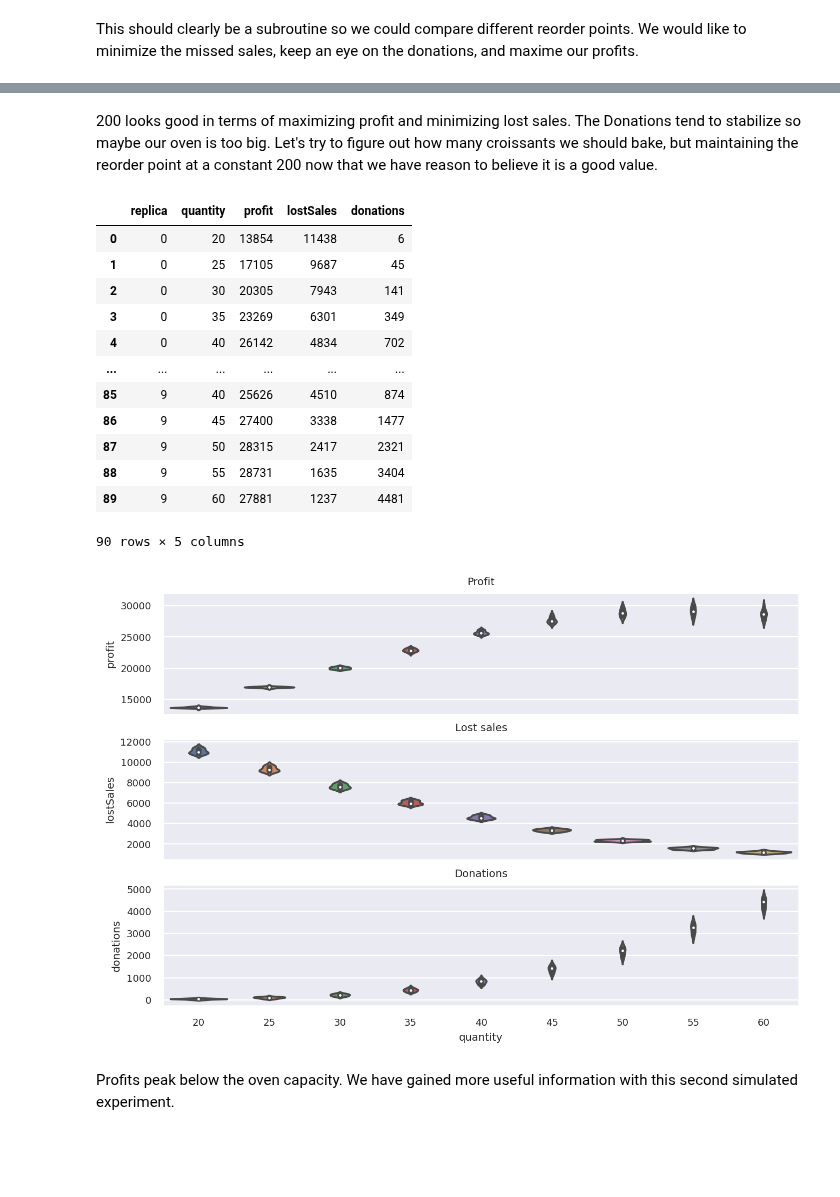
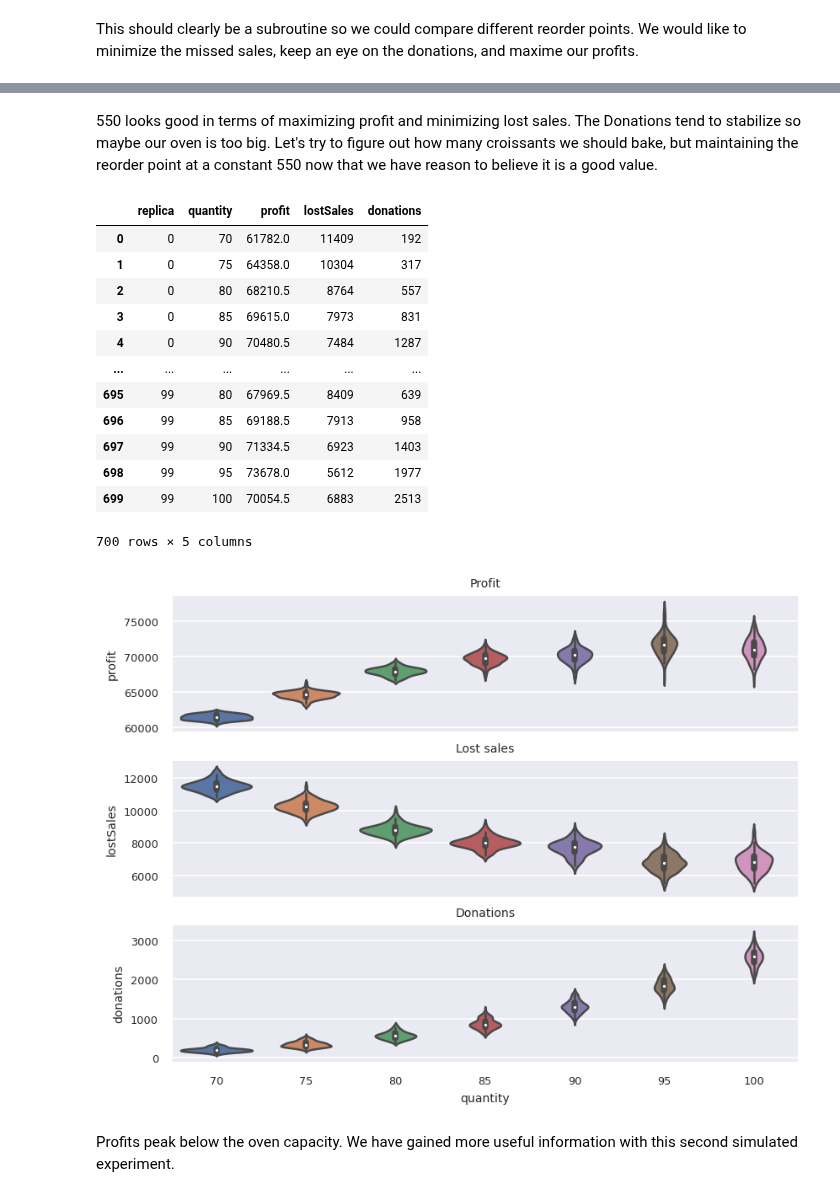
Before and after one commit to SCS-Technology-and-Innovation/DACS, a Jupyter notebook: DTDA/inventory.ipynb, the cells around one changed output, grey strips where cells are left out. Cells and saved outputs as stored; diff of their text form; code cells hidden in the pictures; blank space fills up the shorter version.

```diff
--- a/DTDA/inventory.ipynb
+++ b/DTDA/inventory.ipynb
@@ -55,10 +55,10 @@ We start with a very simple version: for one year, we bake all we can each day a
 
 We need to track the total cost and the total income to be able to assess the profits (income - cost).
 # %%
-reorderPoint = 150
+reorderPoint = 200
 cost = 0
 income = 0
-inventory = 0 # start with nothing in the fridge
+inventory = 0 # start with nothing in the freezer
 arrival = None
 order = None
 
@@ -160,7 +160,7 @@ def assess(reorderPoint, period):
   profit = income - cost # if negative, this will be a loss
   return (profit, opp, don) # return our three criteria
 # %%
-replicas = 10 # how many independent simulations to create
+replicas = 100 # how many independent simulations to create
 data = []
 
 for r in range(replicas):
@@ -207,7 +214,7 @@ sns.violinplot(data = results, x = 'reorderPoint', y = 'donations')
 # %% [markdown]
-200 looks good in terms of maximizing profit and minimizing lost sales. The Donations tend to stabilize so maybe our oven is too big. Let's try to figure out how many croissants we should bake, but maintaining the reorder point at a constant 200 now that we have reason to believe it is a good value.
+550 looks good in terms of maximizing profit and minimizing lost sales. The Donations tend to stabilize so maybe our oven is too big. Let's try to figure out how many croissants we should bake, but maintaining the reorder point at a constant 550 now that we have reason to believe it is a good value.
 # %%
-def baking(amount, period, reorderPoint = 200):
+def baking(amount, period, reorderPoint = 550):
   cost, income, inventory = 0, 0, 0
   arrival, order = None, None
   opp, don = 0, 0
@@ -236,7 +243,7 @@ bd = []
 
 for r in range(replicas):
   year = [ round(d) for d in normal(demandMean, demandSd, duration) ] # these will be new "years" since we did not store them above
-  for q in range(20, ovenCapacity + 1, 5): # let it reach max capacity
+  for q in range(70, ovenCapacity + 1, 5): # let it reach max capacity
     (p, o, d) = baking(q, year)
     bd.append( { 'replica' : r, 'quantity' : q, 'profit' : p, 'lostSales' : o, 'donations' : d } )
 
@@ -244,35 +251,35 @@ br = pd.DataFrame(bd)
 br
 # %% [output]
 |  | replica | quantity | profit | lostSales | donations |
-| 0 | 0 | 20 | 13854 | 11438 | 6 |
-| 1 | 0 | 25 | 17105 | 9687 | 45 |
-| 2 | 0 | 30 | 20305 | 7943 | 141 |
-| 3 | 0 | 35 | 23269 | 6301 | 349 |
-| 4 | 0 | 40 | 26142 | 4834 | 702 |
+| 0 | 0 | 70 | 61782.0 | 11409 | 192 |
+| 1 | 0 | 75 | 64358.0 | 10304 | 317 |
+| 2 | 0 | 80 | 68210.5 | 8764 | 557 |
+| 3 | 0 | 85 | 69615.0 | 7973 | 831 |
+| 4 | 0 | 90 | 70480.5 | 7484 | 1287 |
 | ... | ... | ... | ... | ... | ... |
-| 85 | 9 | 40 | 25626 | 4510 | 874 |
-| 86 | 9 | 45 | 27400 | 3338 | 1477 |
-| 87 | 9 | 50 | 28315 | 2417 | 2321 |
-| 88 | 9 | 55 | 28731 | 1635 | 3404 |
-| 89 | 9 | 60 | 27881 | 1237 | 4481 |
+| 695 | 99 | 80 | 67969.5 | 8409 | 639 |
+| 696 | 99 | 85 | 69188.5 | 7913 | 958 |
+| 697 | 99 | 90 | 71334.5 | 6923 | 1403 |
+| 698 | 99 | 95 | 73678.0 | 5612 | 1977 |
+| 699 | 99 | 100 | 70054.5 | 6883 | 2513 |
-90 rows × 5 columns
+700 rows × 5 columns
 # %%
 sns.set(font_scale = 0.7)
-fig, a = plt.subplots(3, 1, figsize = (9, 6), dpi = 170, sharex = True)
+fig, a = plt.subplots(3, 1, figsize = (8, 6), dpi = 120, sharex = True)
 
 sns.violinplot(ax = a[0], data = br, x = 'quantity', y = 'profit')
 a[0].set_title('Profit')
 a[0].set_xlabel('')
 
 sns.violinplot(ax = a[1], data = br, x = 'quantity', y = 'lostSales')
 a[1].set_title('Lost sales')
 a[1].set_xlabel('')
 
 sns.violinplot(ax = a[2], data = br, x = 'quantity', y = 'donations')
 a[2].set_title('Donations')
 
 fig.show()
 # %% [output]
-[figure, old version]
+[figure, new version]
 # %% [markdown]
 Profits peak below the oven capacity. We have gained more useful information with this second simulated experiment.
```
Also changed, not shown: parts of 12 cells of this notebook.
